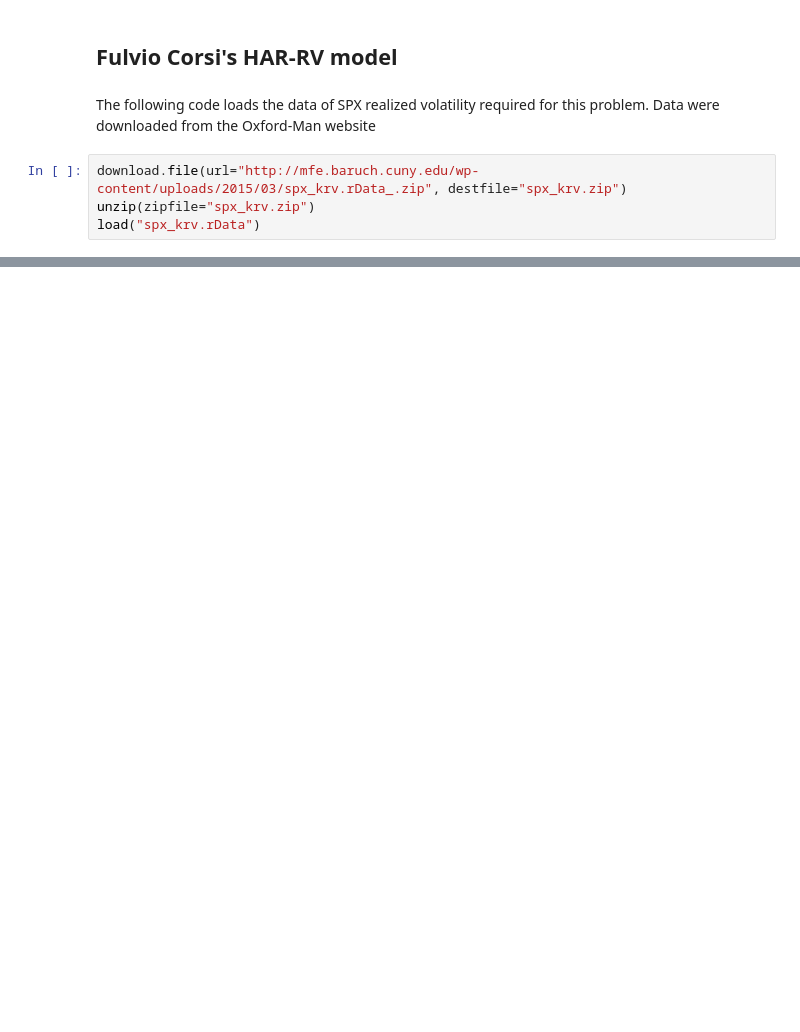
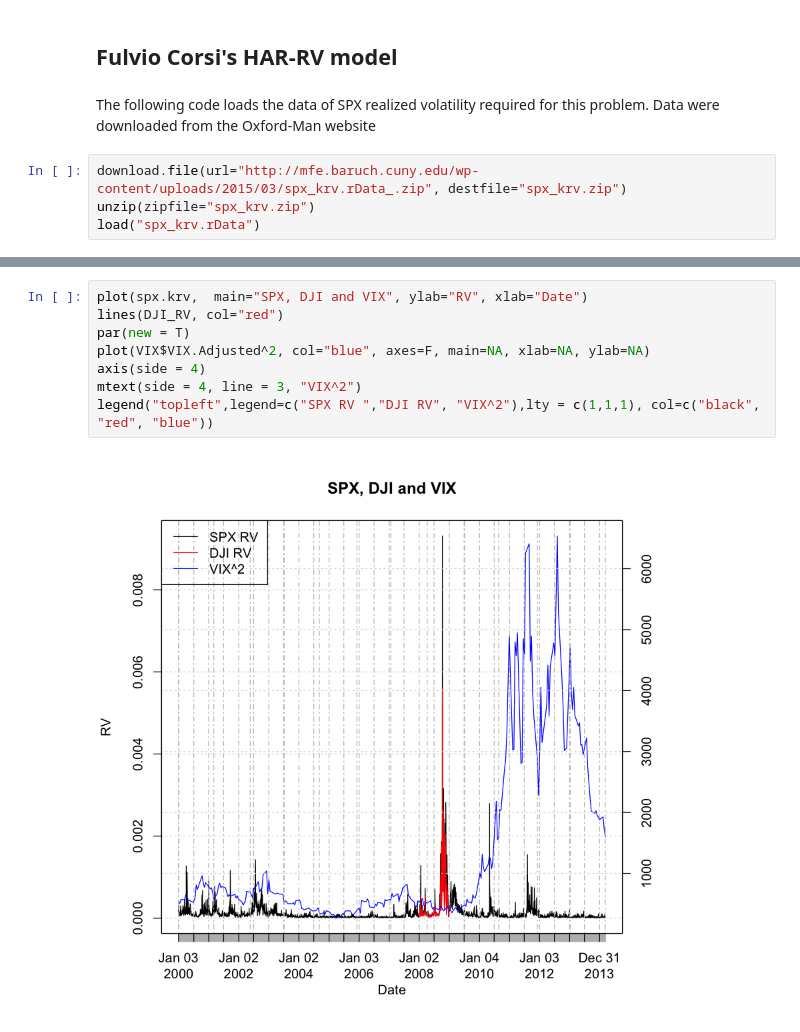
Before and after one commit to wubiya/MicroStructure, a Jupyter notebook: 9879HW6_Wu_Biya.ipynb, the cells around one changed output, grey strips where cells are left out. Cells and saved outputs as stored; diff of their text form; blank space fills up the shorter version.

```diff
--- a/9879HW6_Wu_Biya.ipynb
+++ b/9879HW6_Wu_Biya.ipynb
@@ -228 +303,11 @@ data.frame(head(spx.krv))
 (e)  Plot SPX RV and superimpose DJI RV for 2008. Superimpose a plot of $\text{VIX}^2$, adding a scale on the right hand axis (see how this is done in the lecture iPython notebook). Comment on the resulting plot.
+# %%
+plot(spx.krv,  main="SPX, DJI and VIX", ylab="RV", xlab="Date")
+lines(DJI_RV, col="red")
+par(new = T)
+plot(VIX$VIX.Adjusted^2, col="blue", axes=F, main=NA, xlab=NA, ylab=NA)
+axis(side = 4)
+mtext(side = 4, line = 3, "VIX^2")
+legend("topleft",legend=c("SPX RV ","DJI RV", "VIX^2"),lty = c(1,1,1), col=c("black", "red", "blue"))
+# %% [output]
+[figure, added]
```
Also changed, not shown: parts of 11 cells of this notebook, 2 other files.
